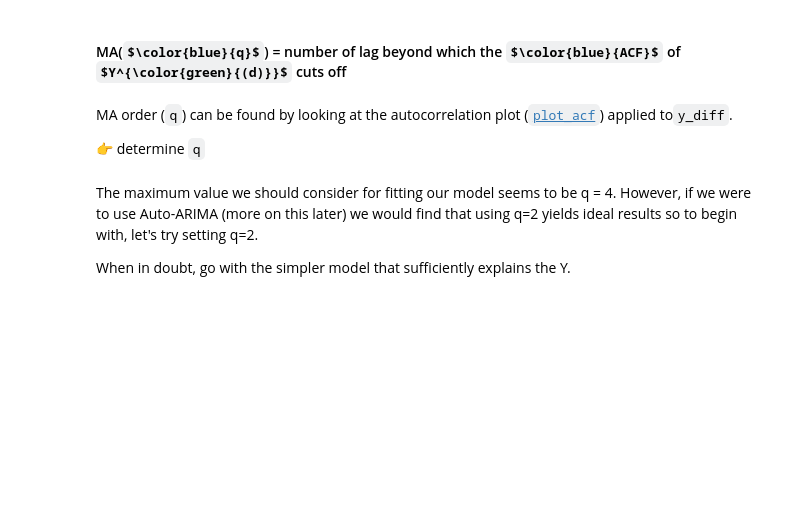
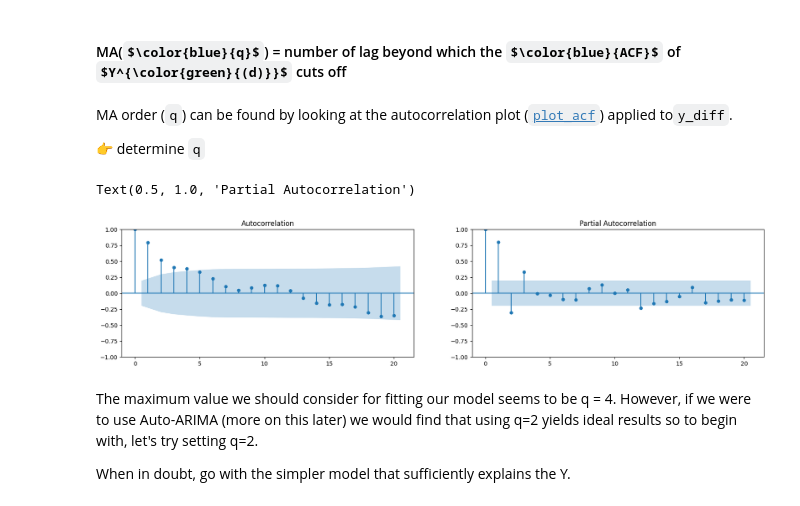
Before and after one commit to tanushrin/data-arima, a Jupyter notebook: arima.ipynb, the cells around one changed output. Cells and saved outputs as stored; diff of their text form; code cells hidden in the pictures; some formulas as TeX source; blank space fills up the shorter version.

Commit message:
ARIMA timeseries

```diff
--- a/arima.ipynb
+++ b/arima.ipynb
@@ -85,2 +165,15 @@ from statsmodels.graphics.tsaplots import plot_acf, plot_pacf
+# %%
+from statsmodels.graphics.tsaplots import plot_acf, plot_pacf
+
+# Determine the (q) value of the ARIMA model
+
+fig, (ax1, ax2) = plt.subplots(1, 2, figsize=(20, 4))
+plot_acf(y_diff, ax=ax1);
+ax1.set_title("Autocorrelation")
+plot_pacf(y_diff, ax=ax2);
+ax2.set_title("Partial Autocorrelation")
+# %% [output]
+Text(0.5, 1.0, 'Partial Autocorrelation')
+[figure, added]
 # %%
 # YOUR CODE HERE
```
Also changed, not shown: parts of 36 cells of this notebook.
